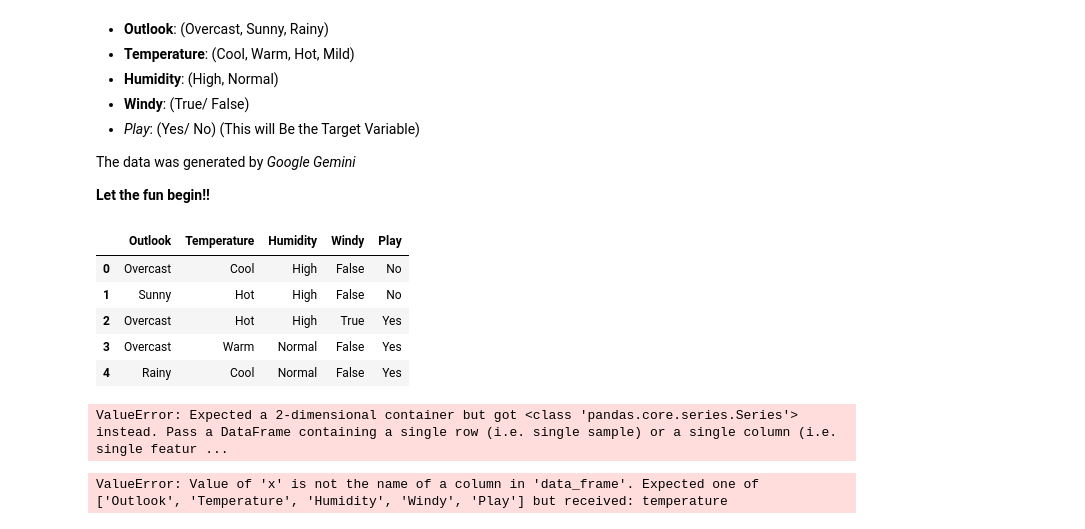
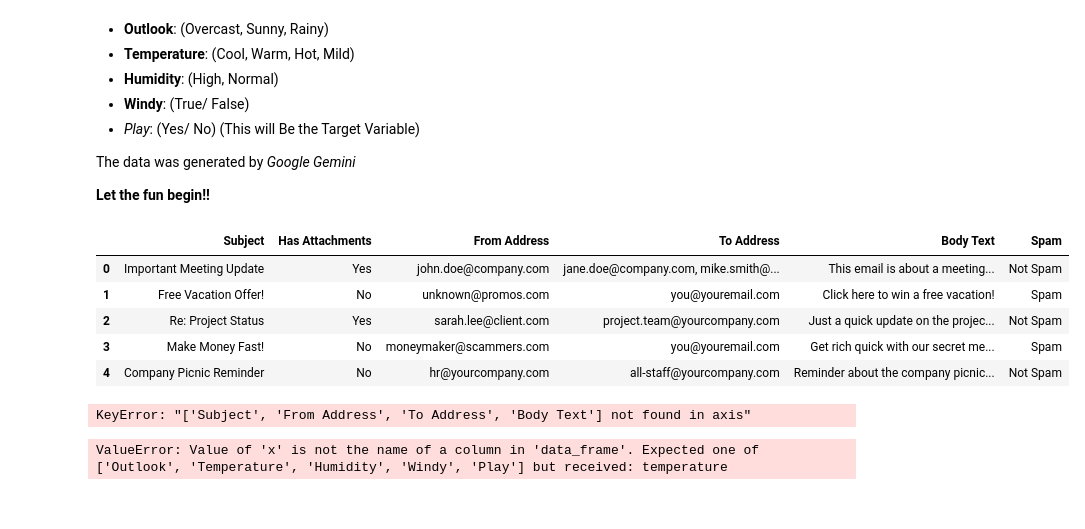
Before and after one commit to NathanCheonis05/machine-learning-education, a Jupyter notebook: naive_bayes_classifier.ipynb, the cells around one changed output. Saved outputs shown, nothing was run; the diff lists cells and outputs as text; code cells hidden in the pictures.

```diff
--- a/naive_bayes_classifier.ipynb
+++ b/naive_bayes_classifier.ipynb
@@ -33,26 +33,26 @@ from sklearn.naive_bayes import GaussianNB
 # %%
 # Loading the dataset and converting into pandas dataframe
 
-df = pd.read_csv('weather.csv')
+df = pd.read_csv('email_data.csv')
 df.head()
 # %% [output]
-|  | Outlook | Temperature | Humidity | Windy | Play |
-| 0 | Overcast | Cool | High | False | No |
-| 1 | Sunny | Hot | High | False | No |
-| 2 | Overcast | Hot | High | True | Yes |
-| 3 | Overcast | Warm | Normal | False | Yes |
-| 4 | Rainy | Cool | Normal | False | Yes |
+|  | Subject | Has Attachments | From Address | To Address | Body Text | Spam |
+| 0 | Important Meeting Update | Yes | john.doe@company.com | jane.doe@company.com, mike.smith@... | This email is about a meeting... | Not Spam |
+| 1 | Free Vacation Offer! | No | unknown@promos.com | you@youremail.com | Click here to win a free vacation! | Spam |
+| 2 | Re: Project Status | Yes | sarah.lee@client.com | project.team@yourcompany.com | Just a quick update on the projec... | Not Spam |
+| 3 | Make Money Fast! | No | moneymaker@scammers.com | you@youremail.com | Get rich quick with our secret me... | Spam |
+| 4 | Company Picnic Reminder | No | hr@yourcompany.com | all-staff@yourcompany.com | Reminder about the company picnic... | Not Spam |
-# %%
-# Using One Hot Encoding to have give the feature/target a 0 or 1
-
-one_hot = OneHotEncoder()
-
-df['Outlook'] = one_hot.fit_transform(df['Outlook'])
-df['Temperature'] = one_hot.fit_transform(df['Outlook'])
-df['Play'] = one_hot.fit_transform(df['Outlook'])
-df.head()
-# %% [output]
-ValueError: Expected a 2-dimensional container but got <class 'pandas.core.series.Series'> instead. Pass a DataFrame containing a single row (i.e. single sample) or a single column (i.e. single featur ...
+# %%
+# Cleaning the data and using One Hot Encoding to have give the feature/target a 0 or 1
+
+# Cleaning
+df = df.drop(['Subject', 'From Address', 'To Address', 'Body Text'], axis=1)
+
+df.head()
+
+one_hot = OneHotEncoder()
+# %% [output]
+KeyError: "['Subject', 'From Address', 'To Address', 'Body Text'] not found in axis"
 # %%
 # Visualizaion
 
```
